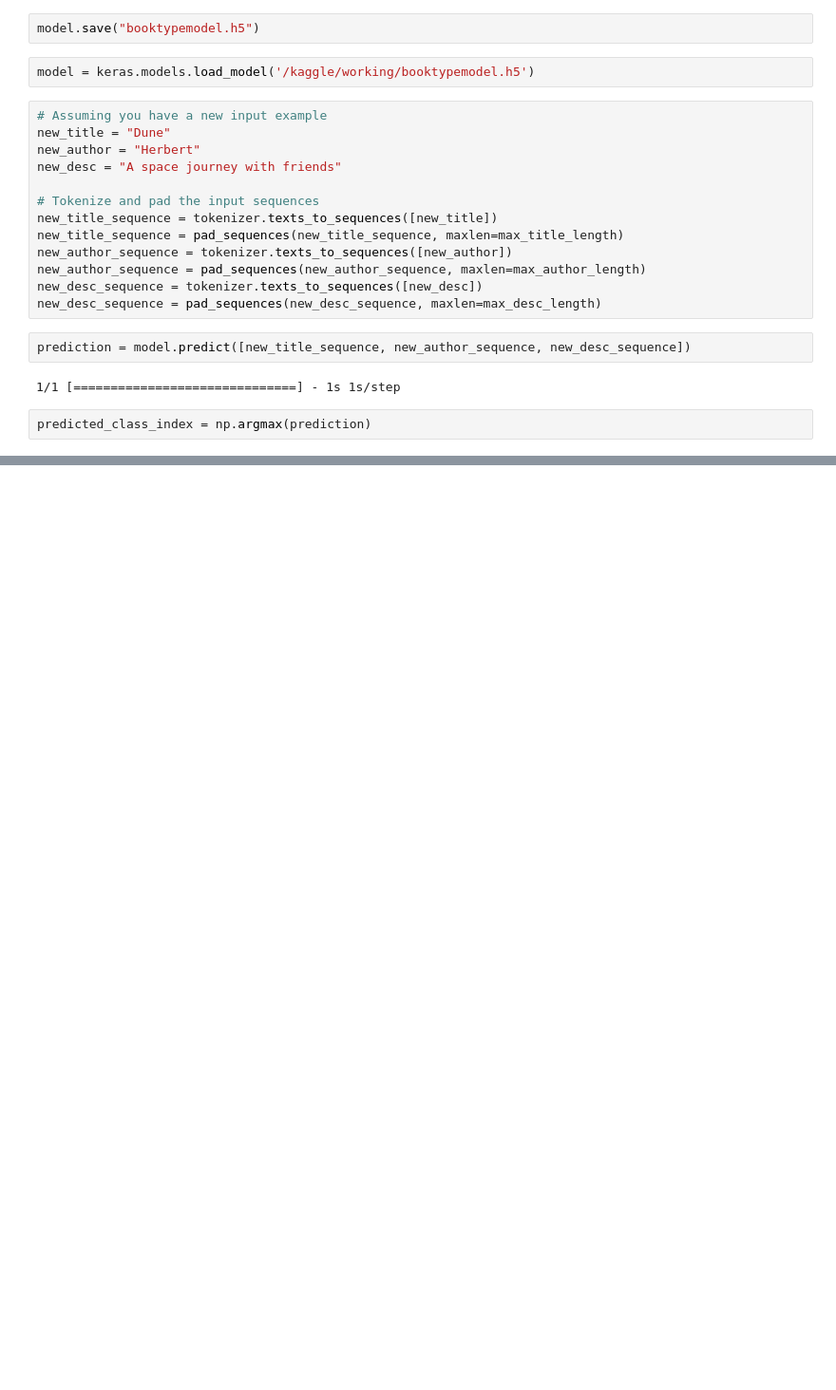
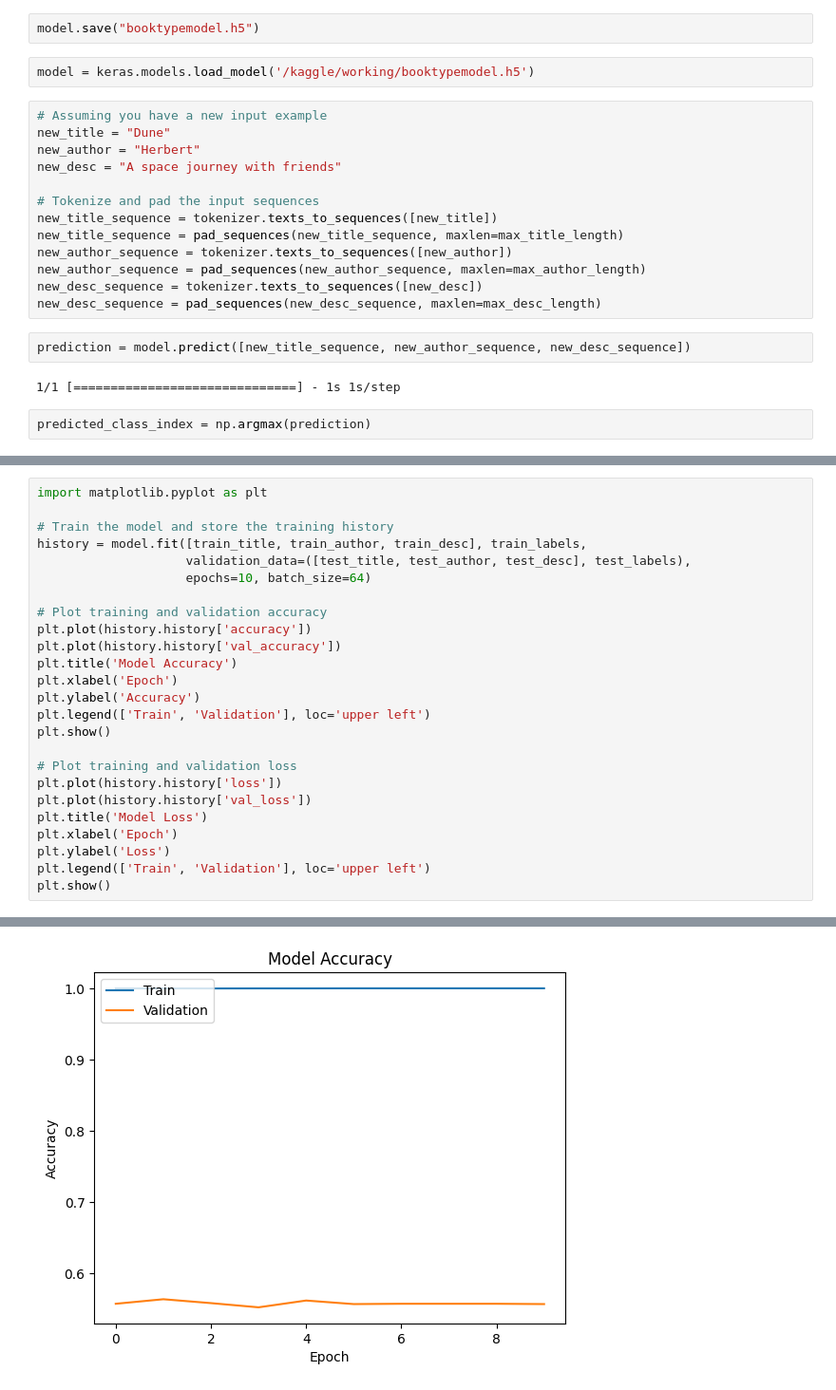
Before and after one commit to onursercanyilmaz/recommendedreads, a Jupyter notebook: data/6-recommended-reads-deep-learning-keras.ipynb, the cells around one changed output, grey strips where cells are left out. Shown at 95% size. Saved outputs shown, nothing was run; the diff lists cells and outputs as text; blank space fills up the shorter version.

```diff
--- a/data/6-recommended-reads-deep-learning-keras.ipynb
+++ b/data/6-recommended-reads-deep-learning-keras.ipynb
@@ -148,0 +202,26 @@ predicted_class
+# %%
+import matplotlib.pyplot as plt
+
+# Train the model and store the training history
+history = model.fit([train_title, train_author, train_desc], train_labels,
+                    validation_data=([test_title, test_author, test_desc], test_labels),
+                    epochs=10, batch_size=64)
+
+# Plot training and validation accuracy
+plt.plot(history.history['accuracy'])
+plt.plot(history.history['val_accuracy'])
+plt.title('Model Accuracy')
+plt.xlabel('Epoch')
+plt.ylabel('Accuracy')
+plt.legend(['Train', 'Validation'], loc='upper left')
+plt.show()
+
+# Plot training and validation loss
+plt.plot(history.history['loss'])
+plt.plot(history.history['val_loss'])
+plt.title('Model Loss')
+plt.xlabel('Epoch')
+plt.ylabel('Loss')
+plt.legend(['Train', 'Validation'], loc='upper left')
+plt.show()
+# %% [output]
@@ -148,0 +248 @@ predicted_class
+[figure, added]
```
Also changed, not shown: parts of 7 cells of this notebook.
